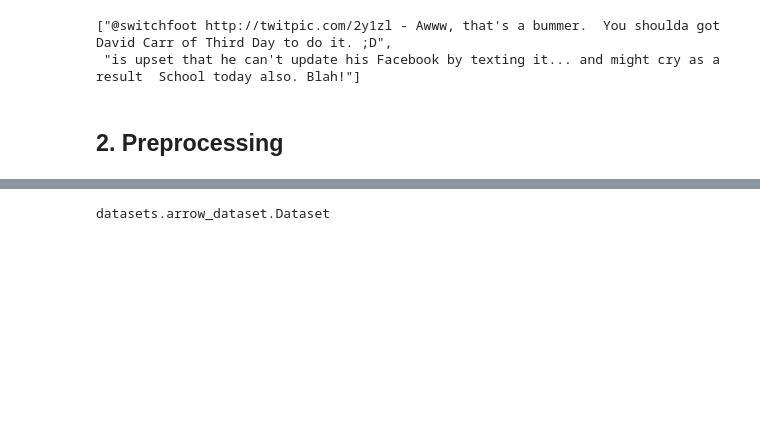
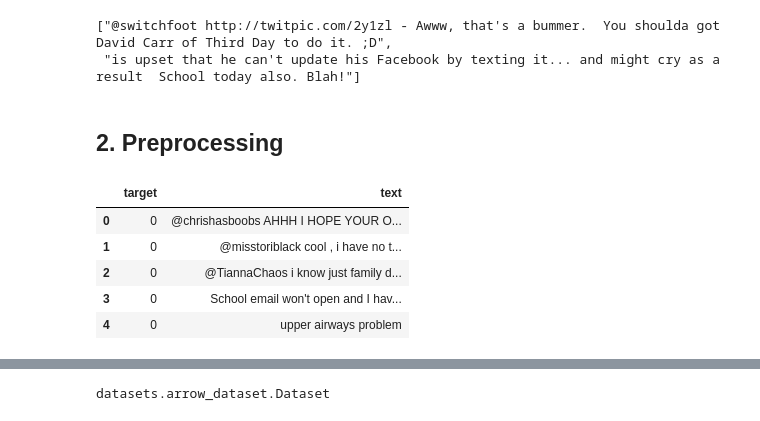
Before and after one commit to kre8tions/ml_engineering, a Jupyter notebook: notebooks/twitter_sentiments.ipynb, the cells around one changed output, grey strips where cells are left out. Saved outputs shown, nothing was run; the diff lists cells and outputs as text; code cells hidden in the pictures; blank space fills up the shorter version.

```diff
--- a/notebooks/twitter_sentiments.ipynb
+++ b/notebooks/twitter_sentiments.ipynb
@@ -88,0 +89,9 @@ dataset = Dataset.from_pandas(df)
+# %%
+df.head()
+# %% [output]
+|  | target | text |
+| 0 | 0 | @chrishasboobs AHHH I HOPE YOUR O... |
+| 1 | 0 | @misstoriblack cool , i have no t... |
+| 2 | 0 | @TiannaChaos i know just family d... |
+| 3 | 0 | School email won't open and I hav... |
+| 4 | 0 | upper airways problem |
```
Also changed, not shown: parts of 17 cells of this notebook.
